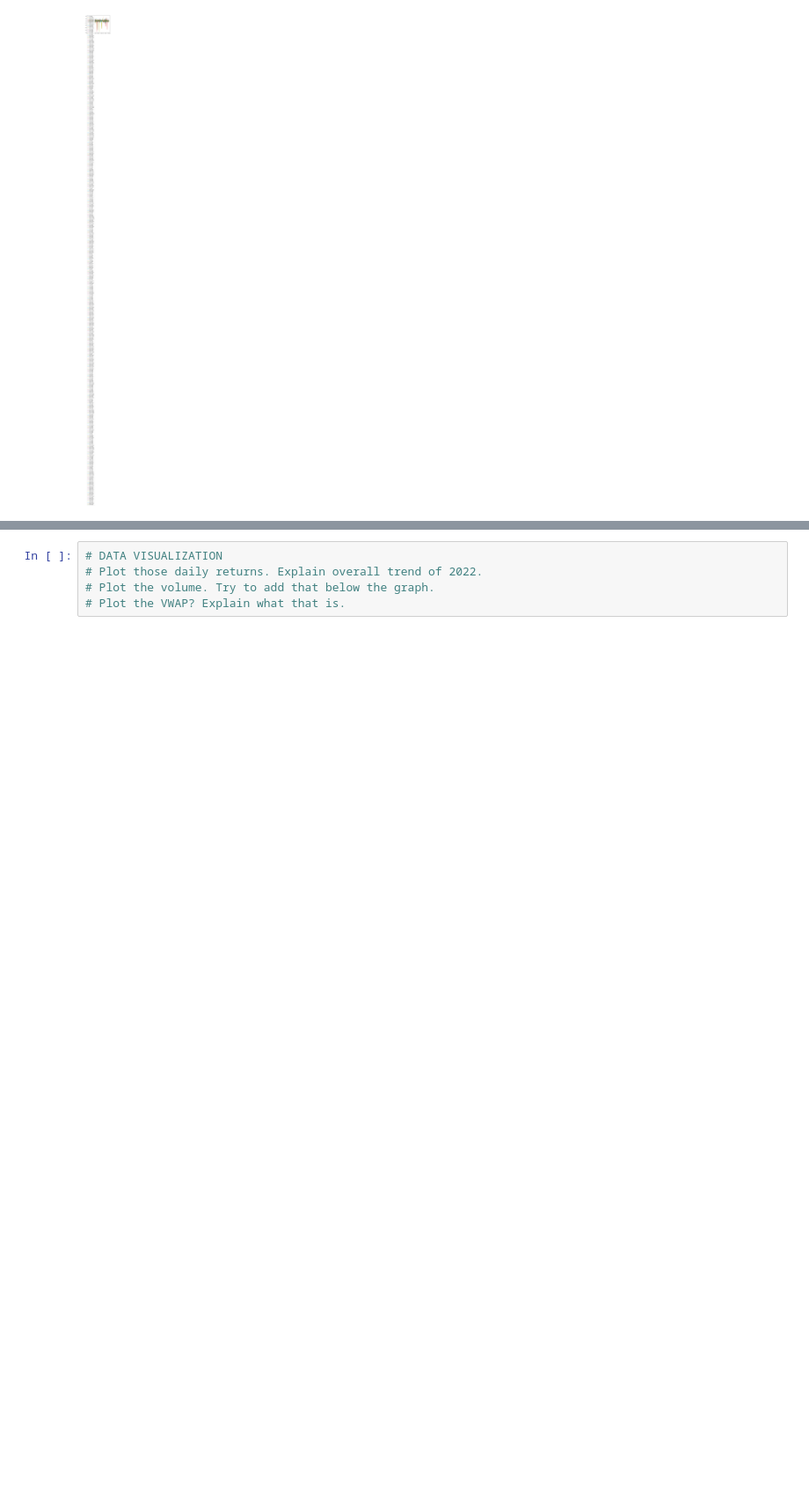
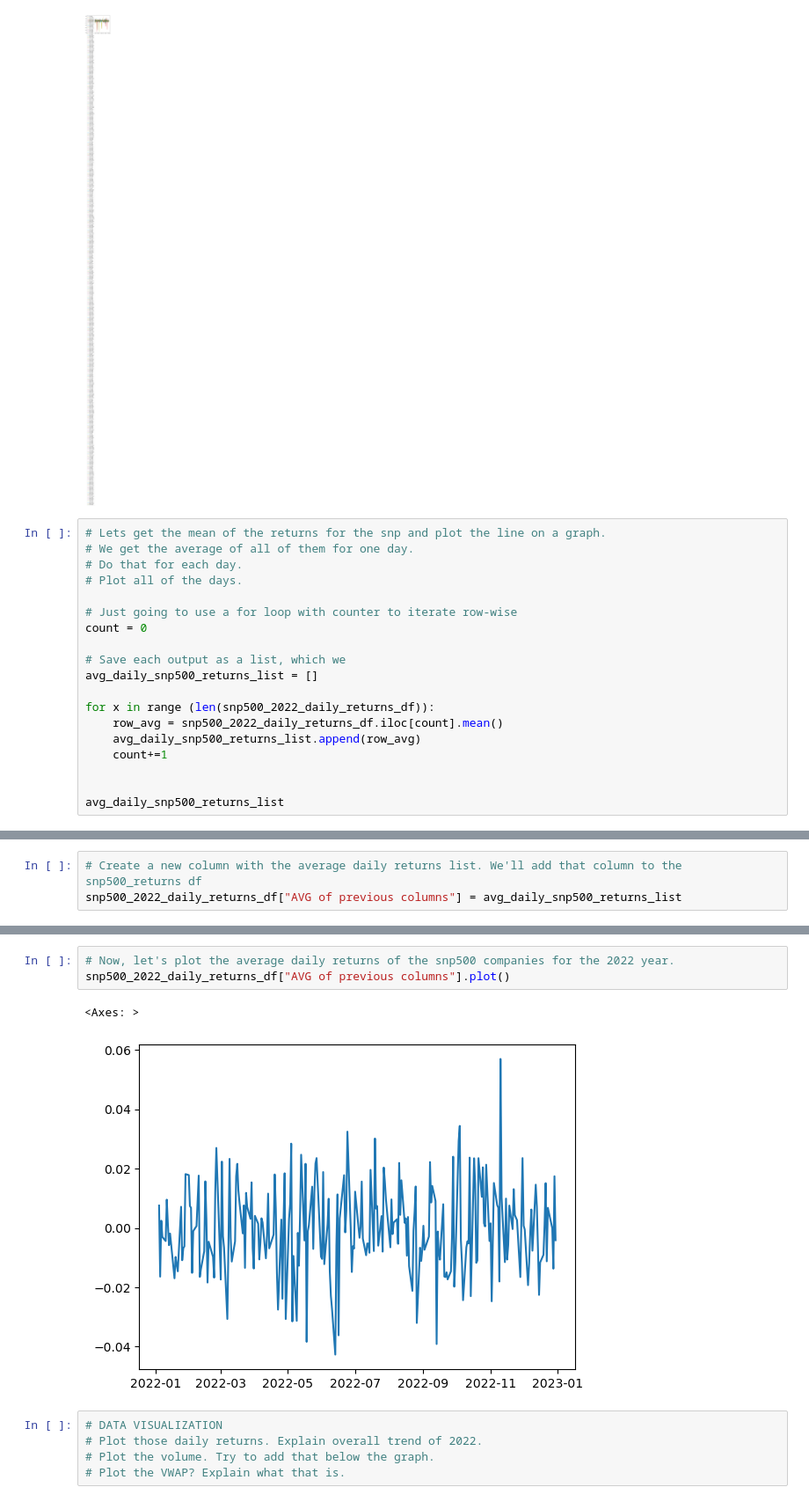
Before and after one commit to MontgomeryG/Group3Project1, a Jupyter notebook: snpReturnsWithAlpaca.ipynb, the cells around one changed output, grey strips where cells are left out. Shown at 88% size. Drawn from its saved outputs; the diff is of its cells as text; blank space fills up the shorter version.

Commit message:
Daily returns df and plot created. Next step is to create csv, use hvplot to make the plot, start analysis

```diff
--- a/snpReturnsWithAlpaca.ipynb
+++ b/snpReturnsWithAlpaca.ipynb
@@ -477,3 +469,22 @@ snp500_2022_daily_returns_df.plot()
 # %% [output]
 <Axes: >
 [figure]
+# %%
+# Lets get the mean of the returns for the snp and plot the line on a graph.
+# We get the average of all of them for one day.
+# Do that for each day.
+# Plot all of the days.
+
+# Just going to use a for loop with counter to iterate row-wise
+count = 0
+
+# Save each output as a list, which we
+avg_daily_snp500_returns_list = []
+
+for x in range (len(snp500_2022_daily_returns_df)):
+    row_avg = snp500_2022_daily_returns_df.iloc[count].mean()
+    avg_daily_snp500_returns_list.append(row_avg)
+    count+=1
+
+
+avg_daily_snp500_returns_list
@@ -479,0 +509,3 @@ snp500_2022_daily_returns_df.plot()
+# %%
+# Create a new column with the average daily returns list. We'll add that column to the snp500_returns df
+snp500_2022_daily_returns_df["AVG of previous columns"] = avg_daily_snp500_returns_list
@@ -480,3 +523,9 @@ snp500_2022_daily_returns_df.plot()
+# %%
+# Now, let's plot the average daily returns of the snp500 companies for the 2022 year.
+snp500_2022_daily_returns_df["AVG of previous columns"].plot()
+# %% [output]
+<Axes: >
+[figure, added]
 # %%
 # DATA VISUALIZATION
 # Plot those daily returns. Explain overall trend of 2022.
```
Also changed, not shown: parts of 5 cells of this notebook.
